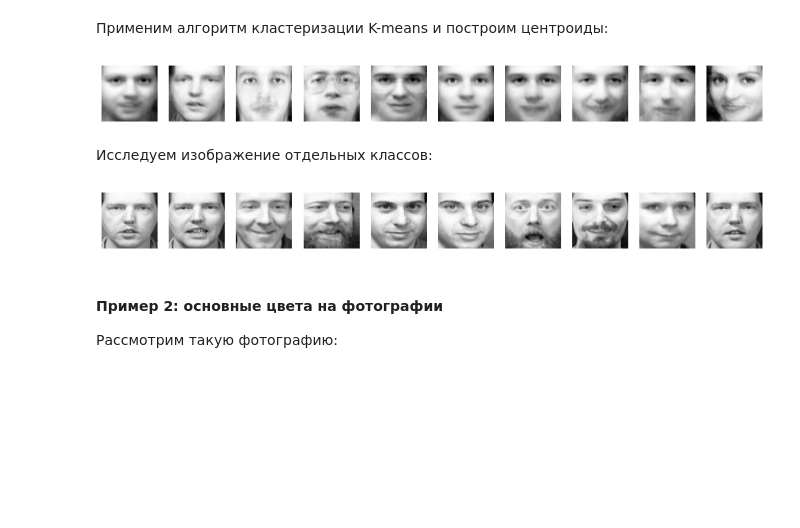
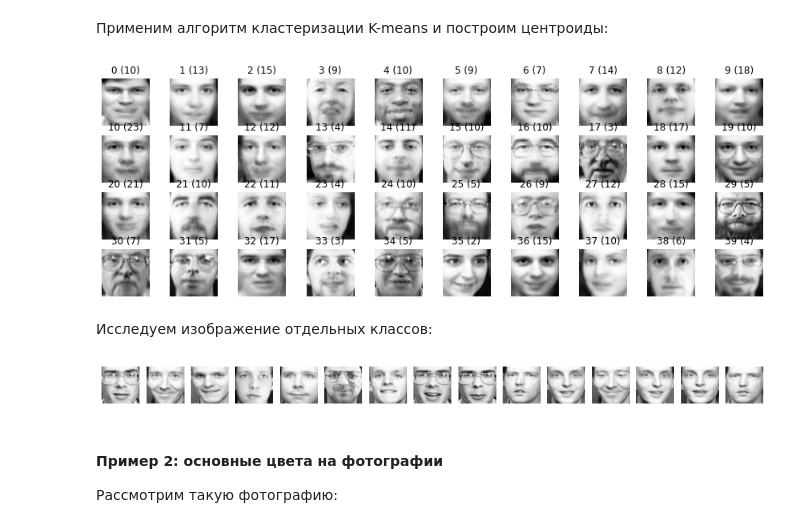
Before and after one commit to shwars/talap_ai, a Jupyter notebook: 3-ML/3-Clustering/Clustering.ipynb, the cells around one changed output. Drawn from its saved outputs; the diff is of its cells as text; code cells hidden in the pictures; blank space fills up the shorter version.

```diff
--- a/3-ML/3-Clustering/Clustering.ipynb
+++ b/3-ML/3-Clustering/Clustering.ipynb
@@ -151,11 +156,11 @@ plt.show()
 # %%
 import sklearn.cluster
 
-model = sk.cluster.KMeans(n_clusters=10).fit(X)
+model = sk.cluster.KMeans(n_clusters=20).fit(X)
 # %% [markdown]
 В процессе кластеризации вычисляются также значения **центроидов** кластеров. Посмотрим на них:
 # %%
-fig,ax = plt.subplots(1,10)
+fig,ax = plt.subplots(1,20,figsize=(20,5))
 for i,im in enumerate(model.cluster_centers_):
     ax[i].imshow(im.reshape(28,28))
     ax[i].axis('off')
@@ -171,7 +176,7 @@ array([3, 8, 5, ..., 0, 3, 6])
 
 Для интереса, посмотрим на содержимое одного из кластеров (можете установить значение переменной `c` в соответствии с номером кластера, который хочется исследовать):
 # %%
-c = 9
+c = 5
 res = [ x for x,l in zip(X,model.labels_) if l==c]
 
 fig,ax = plt.subplots(1,20,figsize=(20,5))
@@ -214,26 +216,30 @@ plt.show()
 # %%
 model = sk.cluster.KMeans(n_clusters=40).fit(faces)
 
-fig,ax = plt.subplots(1,10,figsize=(15,5))
-for i in range(10):
-    ax[i].imshow(-model.cluster_centers_[i].reshape(64,64),cmap='Greys')
-    ax[i].axis('off')
+fig,ax = plt.subplots(4,10,figsize=(15,5))
+for j in range(4):
+    for i in range(10):
+        nc = j*10+i
+        ne = len([ _ for x in model.labels_ if x==nc])
+        ax[j,i].imshow(-model.cluster_centers_[nc].reshape(64,64),cmap='Greys')
+        ax[j,i].set_title(f"{nc} ({ne})")
+        ax[j,i].axis('off')
 plt.show()
 # %% [output]
-[figure, old version]
+[figure, new version]
 # %% [markdown]
 Исследуем изображение отдельных классов:
 # %%
-c = 0
+c = 20
 res = [ x for x,l in zip(faces,model.labels_) if l==c]
 
-fig,ax = plt.subplots(1,min(10,len(res)),figsize=(15,5))
-for i,im in enumerate(res[:10]):
+fig,ax = plt.subplots(1,min(15,len(res)),figsize=(15,5))
+for i,im in enumerate(res[:15]):
     ax[i].imshow(-im.reshape(64,64),cmap='Greys')
     ax[i].axis('off')
 plt.show()
 # %% [output]
-[figure, old version]
+[figure, new version]
 # %% [markdown]
 #### Пример 2: основные цвета на фотографии
 
```
Also changed, not shown: parts of 22 cells of this notebook, 3 other files.
